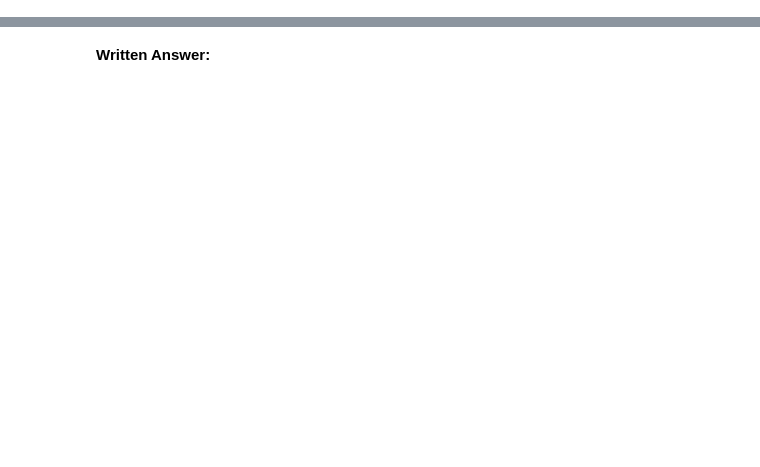
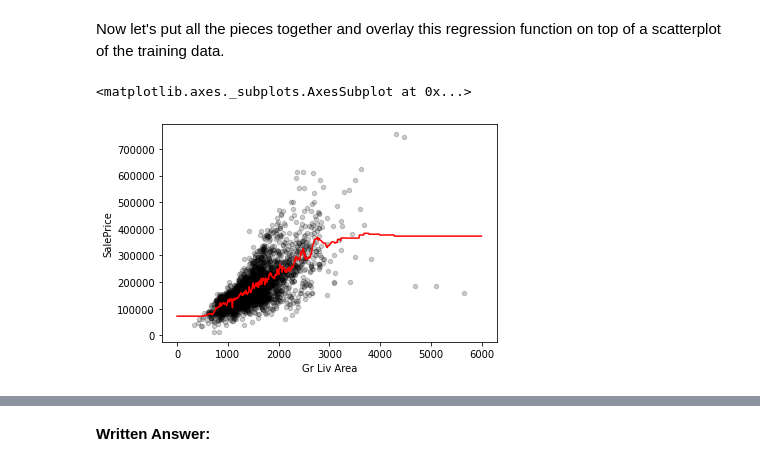
Before and after one commit to nmattei/cmps3160, a Jupyter notebook: _labs/Lab08/Lab08.ipynb, the cells around one changed output, grey strips where cells are left out. Cells and saved outputs as stored; diff of their text form; code cells hidden in the pictures; blank space fills up the shorter version.

```diff
--- a/_labs/Lab08/Lab08.ipynb
+++ b/_labs/Lab08/Lab08.ipynb
@@ -358,0 +248,4 @@ Use cross-validation to estimate the test error of a 1-nearest neighbor classifi
+# %%
+X_new = pd.DataFrame()
+X_new["Gr Liv Area"] = np.arange(0, 6000, 10)
+X_new
@@ -358,0 +262,7 @@ Use cross-validation to estimate the test error of a 1-nearest neighbor classifi
+# %%
+def get_30NN_prediction(x_new):
+    """Given new observation, returns 30-nearest neighbors prediction
+    """
+    dists = np.sqrt((X_train - x_new) ** 2).sum(axis=1)
+    inds_sorted = dists.sort_values().index[:30]
+    return y_train.loc[inds_sorted].mean()
@@ -358,0 +271,3 @@ Use cross-validation to estimate the test error of a 1-nearest neighbor classifi
+# %%
+y_new_pred = X_new.apply(get_30NN_prediction, axis=1)
+y_new_pred
@@ -358,0 +283,3 @@ Use cross-validation to estimate the test error of a 1-nearest neighbor classifi
+# %%
+y_new_pred.index = X_new["Gr Liv Area"]
+y_new_pred.plot.line()
@@ -358,0 +289,11 @@ Use cross-validation to estimate the test error of a 1-nearest neighbor classifi
+# %% [markdown]
+Now let's put all the pieces together and overlay this regression function on top of a scatterplot of the training data.
+# %%
+# Make a scatterplot of the training data
+housing.plot.scatter(x="Gr Liv Area", y="SalePrice", color="black", alpha=.2)
+
+# Add the predictions as a red line on this scatterplot
+y_new_pred.plot.line(color="red")
+# %% [output]
+<matplotlib.axes._subplots.AxesSubplot at 0x...>
+[figure, added]
```
Also changed, not shown: parts of 144 cells of this notebook.
